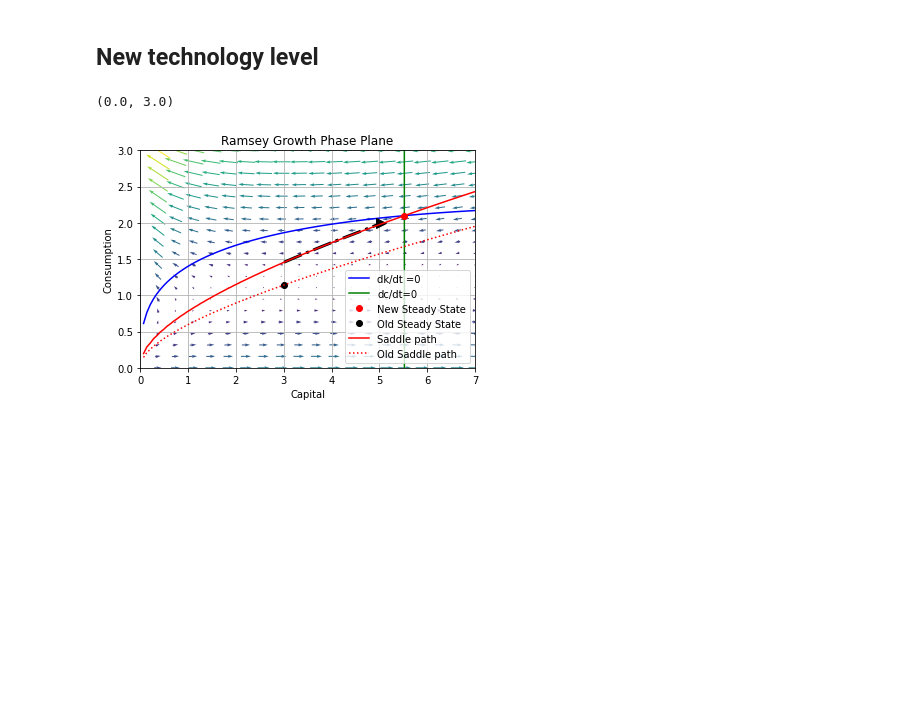
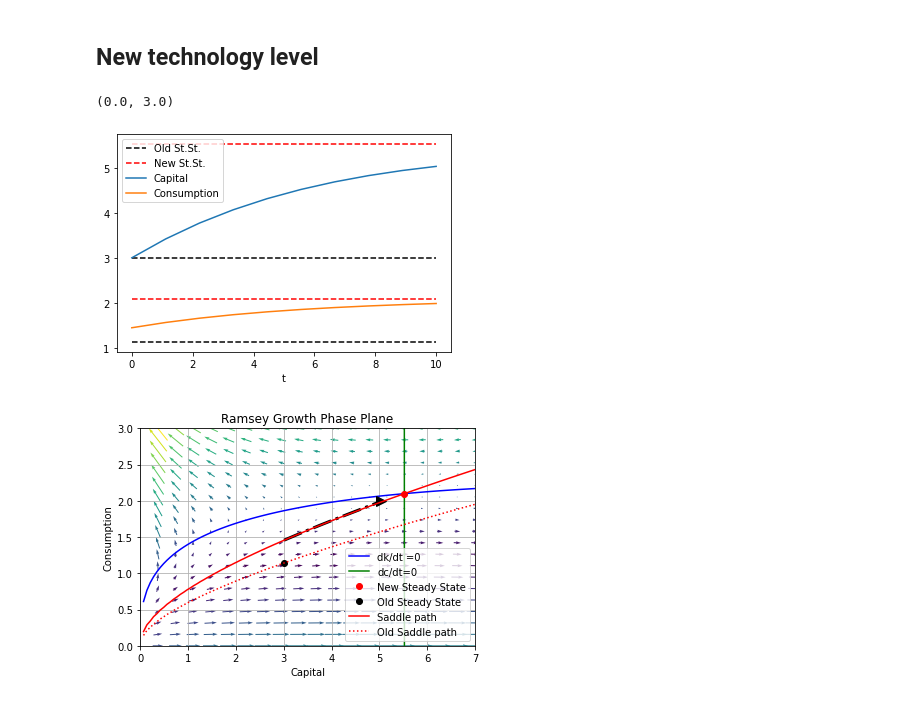
Before and after one commit to tbsKng/Ramsey_Growth, a Jupyter notebook: Ramsey Model.ipynb, the cells around one changed output. Drawn from its saved outputs; the diff is of its cells as text; code cells hidden in the pictures; blank space fills up the shorter version.

Commit message:
Add files via upload
Added Persistent IRFs and fixed a bug with the ode command under the persistent shock.

```diff
--- a/Ramsey Model.ipynb
+++ b/Ramsey Model.ipynb
@@ -298,6 +298,8 @@ print(index_k_A)
 # %% [markdown]
 ## New technology level
 # %%
+t = np.linspace(0,20,40)
+
 pardict={'n':0.00,'alpha':0.33333,'delta':0.1,'theta':0.06 ,'A':1.5,'b':0.0}
 
 # Solve policy function
@@ -340,12 +342,17 @@ def dX_dt(X,t=0):
 	return np.array([(pardict['A']*X[0] ** pardict['alpha'])-X[1] -(pardict['delta']+pardict['n'])*X[0],
 				X[1]*(pardict['alpha']*pardict['A']*X[0] **(pardict['alpha']-1)-pardict['n']-pardict['delta']-pardict['theta']-0.00001*X[1])])
 
-t = np.linspace(0,10,num=10)
+t = np.linspace(0,10,10)
+
+K_1,C_1 = np.meshgrid(k_grid_arrows,c_grid_arrows)
+X_grid = np.array([K_1,C_1])
+
+DK,DC = dX_dt(X_grid)
 
 # Choose a on-grid capital value for the shock, to make life easier
 index_k_A = np.where(np.isclose(k_grid, 3.01))
 c_shock = c_policy_high[index_k_A]
-X0 = np.array([k_ss,c_shock],dtype=object)
+X0 = np.array([k_ss,c_shock])
 X0 = X0.astype(float)
 
 # Compute trajectory for initial conditions
@@ -354,6 +361,17 @@ infodict['message']
 
 
 plt.figure(5)
+plt.plot(t,np.repeat(k_ss,np.shape(t)),'--k',label='Old St.St.')
+plt.plot(t,np.repeat(c_ss,np.shape(t)),'--k')
+plt.plot(t,np.repeat(k_ss2,np.shape(t)),'--r',label='New St.St.')
+plt.plot(t,np.repeat(c_ss2,np.shape(t)),'--r')
+plt.plot(t, X[:,0], label='Capital')
+plt.plot(t, X[:,1], label='Consumption')
+plt.legend()
+plt.xlabel('t')
+
+
+plt.figure(6)
 
 # plot the nullclines
 plt.plot(k_grid,null_x,  'b',label='dk/dt =0')
@@ -361,31 +379,32 @@ plt.plot(k_grid,null_y, 'g',label='dc/dt=0')
 
 # plot the trajectory
 plt.plot(X[:,0],X[:,1], 'k-.', linewidth=3)
 
 # plot the initial points separately
 # plt.plot(X[0,0],X[0,1],'kx',ms=10,label='Starting Point')
 plt.plot(X[-1,0],X[-1,1],'k>',ms=10)
 
 # Plot the Steady State
 plt.plot(k_ss2,c_ss2,'ro',label='New Steady State')
 
 # Plot the old Steady State
 plt.plot(k_ss,c_ss,'ko',label='Old Steady State')
 
 # Plot the saddle path
 plt.plot(k_grid, c_policy_high,'r',label='Saddle path')
 plt.plot(k_grid, c_policy,':r',label='Old Saddle path')
 # Plot the dynamics
 Q = plt.quiver(K_1, C_1, DK, DC,M, pivot='mid')#, cmap=plt.cm.jet), M
 
 plt.title('Ramsey Growth Phase Plane')
 plt.xlabel('Capital')
 plt.ylabel('Consumption')
 plt.axis('tight')
 plt.legend()
 plt.grid()
 plt.xlim(0, 7)
 plt.ylim(0, 3)
 # %% [output]
 (0.0, 3.0)
-[figure, old version]
+[figure, new version]
+[figure, added]
```
